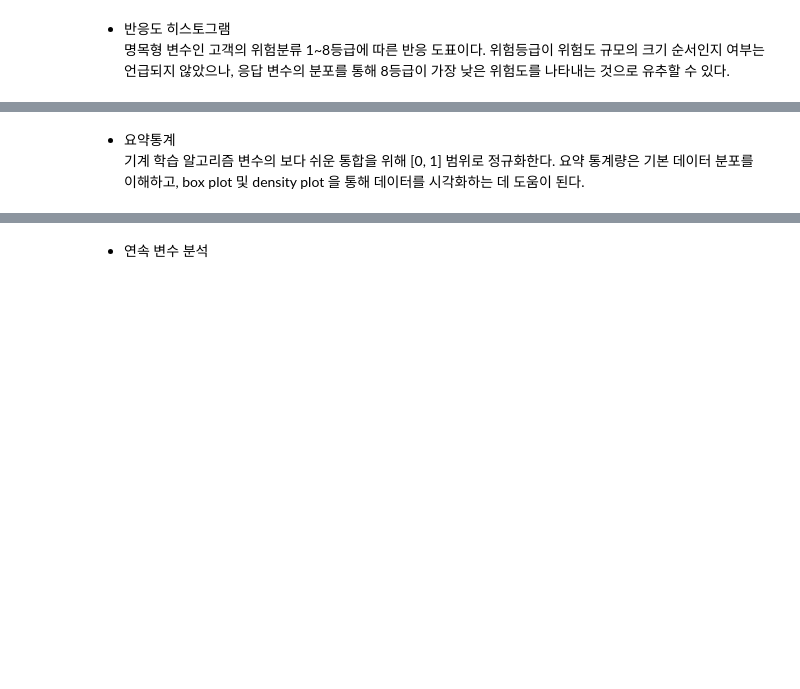
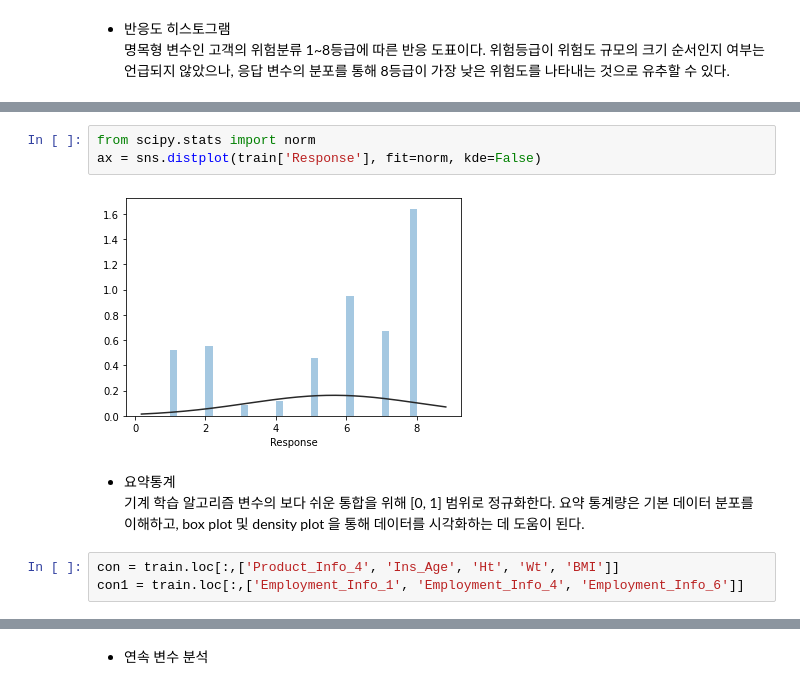
Before and after one commit to JisueKim/DataAnalyst, a Jupyter notebook: Predict/Prudential_Life_Insurance.ipynb, the cells around one changed output, grey strips where cells are left out. Cells and saved outputs as stored; diff of their text form; blank space fills up the shorter version.

```diff
--- a/Predict/Prudential_Life_Insurance.ipynb
+++ b/Predict/Prudential_Life_Insurance.ipynb
@@ -122,3 +129,11 @@ df
+# %%
+from scipy.stats import norm
+ax = sns.distplot(train['Response'], fit=norm, kde=False)
+# %% [output]
+[figure, added]
 # %% [markdown]
 * 요약통계
 기계 학습 알고리즘 변수의 보다 쉬운 통합을 위해 [0, 1] 범위로 정규화한다. 요약 통계량은 기본 데이터 분포를 이해하고, box plot 및 density plot 을 통해 데이터를 시각화하는 데 도움이 된다.
+# %%
+con = train.loc[:,['Product_Info_4', 'Ins_Age', 'Ht', 'Wt', 'BMI']]
+con1 = train.loc[:,['Employment_Info_1', 'Employment_Info_4', 'Employment_Info_6']]
```
Also changed, not shown: parts of 20 cells of this notebook.
